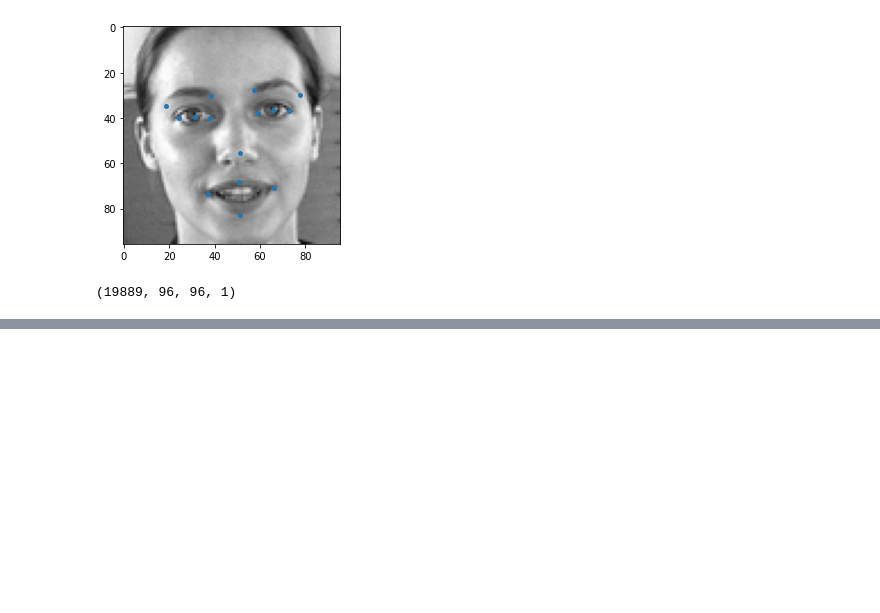
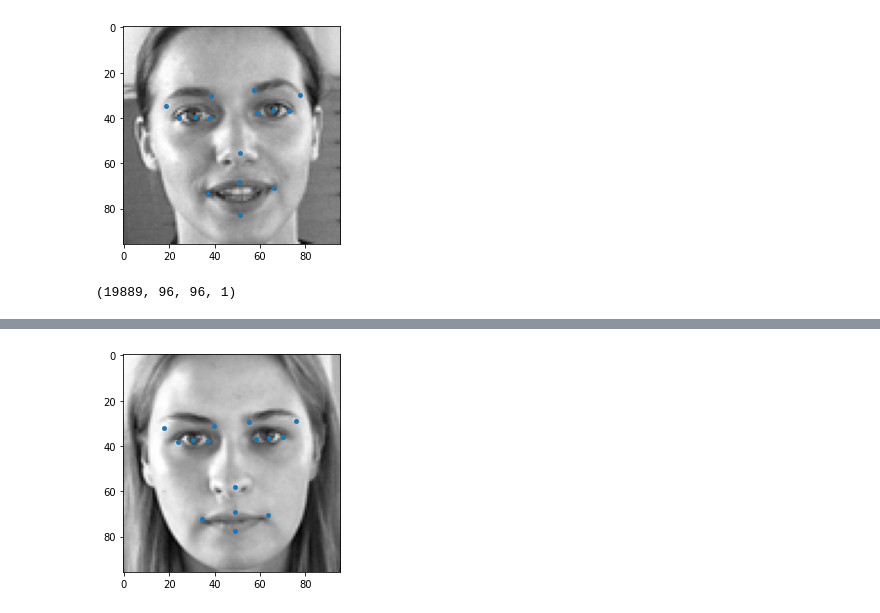
Before and after one commit to Abhi-gola/Fruit-classifier, a Jupyter notebook: Facial_keypoint_detection.ipynb, the cells around one changed output, grey strips where cells are left out. Cells and saved outputs as stored; diff of their text form; code cells hidden in the pictures; blank space fills up the shorter version.

```diff
--- a/Facial_keypoint_detection.ipynb
+++ b/Facial_keypoint_detection.ipynb
@@ -300,3 +321,7 @@ Epoch 00070: val_mse did not improve from 2.57552
 # %%
 model = load_model('best_model.hdf5')
 test_preds = model.predict(test_images)
+fig, axis = plt.subplots()
+plot_image(test_images[sample_image_index], test_preds[sample_image_index], axis)
+# %% [output]
+[figure, added]
```
Also changed, not shown: parts of 10 cells of this notebook.
